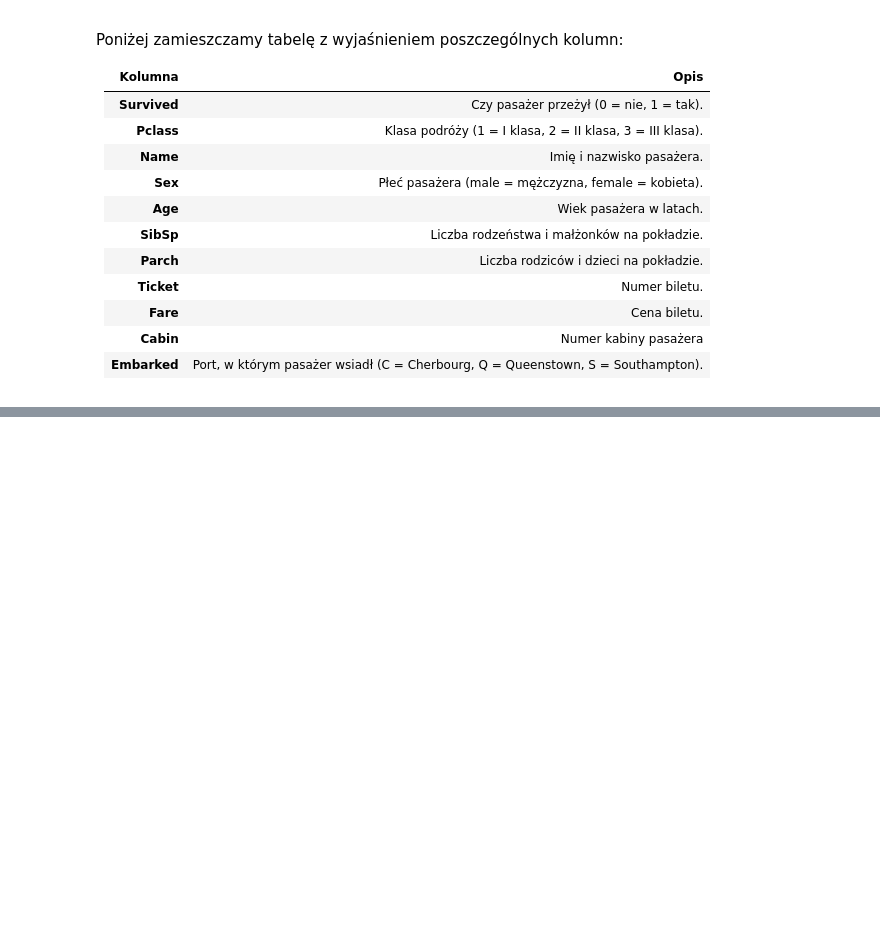
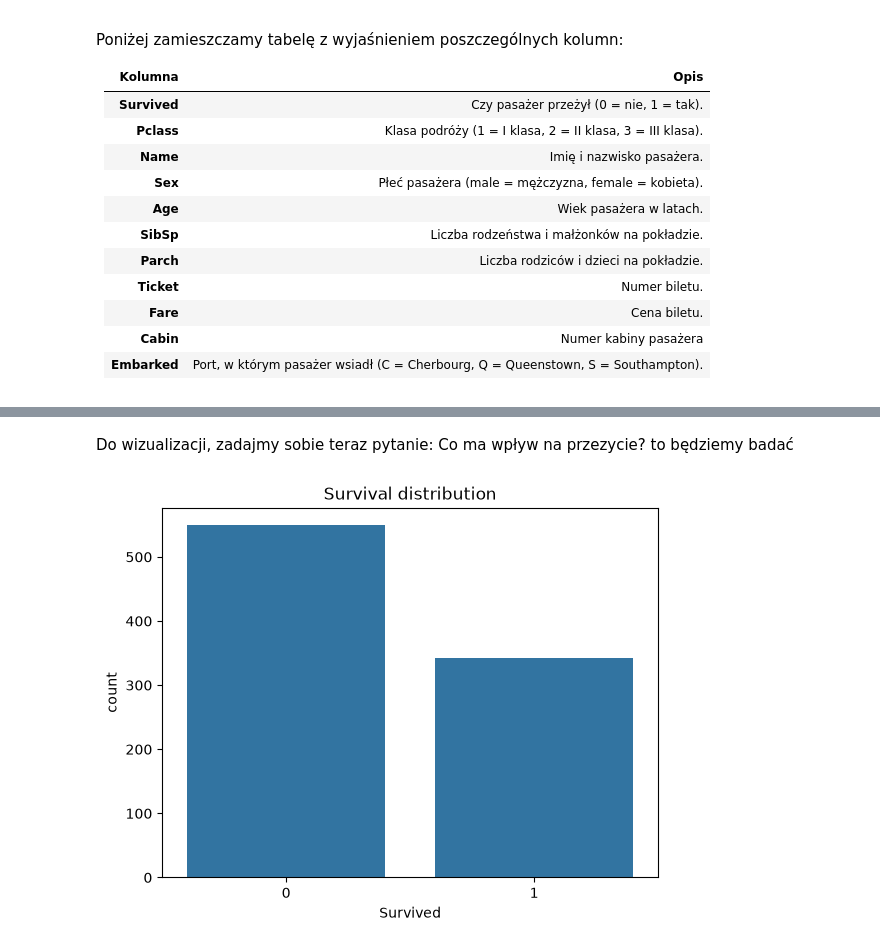
Before and after one commit to Solvro/ml-wakacyjne-wyzwanie-2026, a Jupyter notebook: 01_przetwarzanie_wizualizacja_danych/EDA_zadanie.ipynb, the cells around one changed output, grey strips where cells are left out. Cells and saved outputs as stored; diff of their text form; code cells hidden in the pictures; blank space fills up the shorter version.

```diff
--- a/01_przetwarzanie_wizualizacja_danych/EDA_zadanie.ipynb
+++ b/01_przetwarzanie_wizualizacja_danych/EDA_zadanie.ipynb
@@ -81,0 +496,8 @@ array([nan, 'C', 'E', 'G', 'D', 'A', 'B', 'F', 'T'], dtype=object)
+# %%
+titanic_df['Age'] = titanic_df.groupby('Pclass')['Age'].transform(
+    lambda x: x.fillna(x.median())
+)
+# %%
+titanic_df['FarePerPerson'] = (
+    titanic_df['Fare'] / titanic_df['TicketGroupSize']
+)
@@ -81,0 +591,20 @@ array([nan, 'C', 'E', 'G', 'D', 'A', 'B', 'F', 'T'], dtype=object)
+# %%
+title_counts = titanic_df['Title'].value_counts()
+
+rare_titles = title_counts[title_counts < 10].index
+
+titanic_df['Title'] = titanic_df['Title'].replace(
+    rare_titles,
+    'Rare'
+)
+
+prefix_counts = titanic_df['TicketPrefix'].value_counts()
+
+rare_prefixes = prefix_counts[prefix_counts < 10].index
+
+titanic_df['TicketPrefix'] = titanic_df['TicketPrefix'].replace(
+    rare_prefixes,
+    'Rare'
+)
+# %%
+titanic_clean = titanic_df.copy()
@@ -81,0 +660,2 @@ array([nan, 'C', 'E', 'G', 'D', 'A', 'B', 'F', 'T'], dtype=object)
+# %% [markdown]
+Do wizualizacji, zadajmy sobie teraz pytanie: Co ma wpływ na przezycie? to będziemy badać
@@ -81,0 +667,6 @@ array([nan, 'C', 'E', 'G', 'D', 'A', 'B', 'F', 'T'], dtype=object)
+# %%
+sns.countplot(data=titanic_clean, x='Survived')
+plt.title('Survival distribution')
+plt.show()
+# %% [output]
+[figure, added]
```
Also changed, not shown: parts of 108 cells of this notebook.
